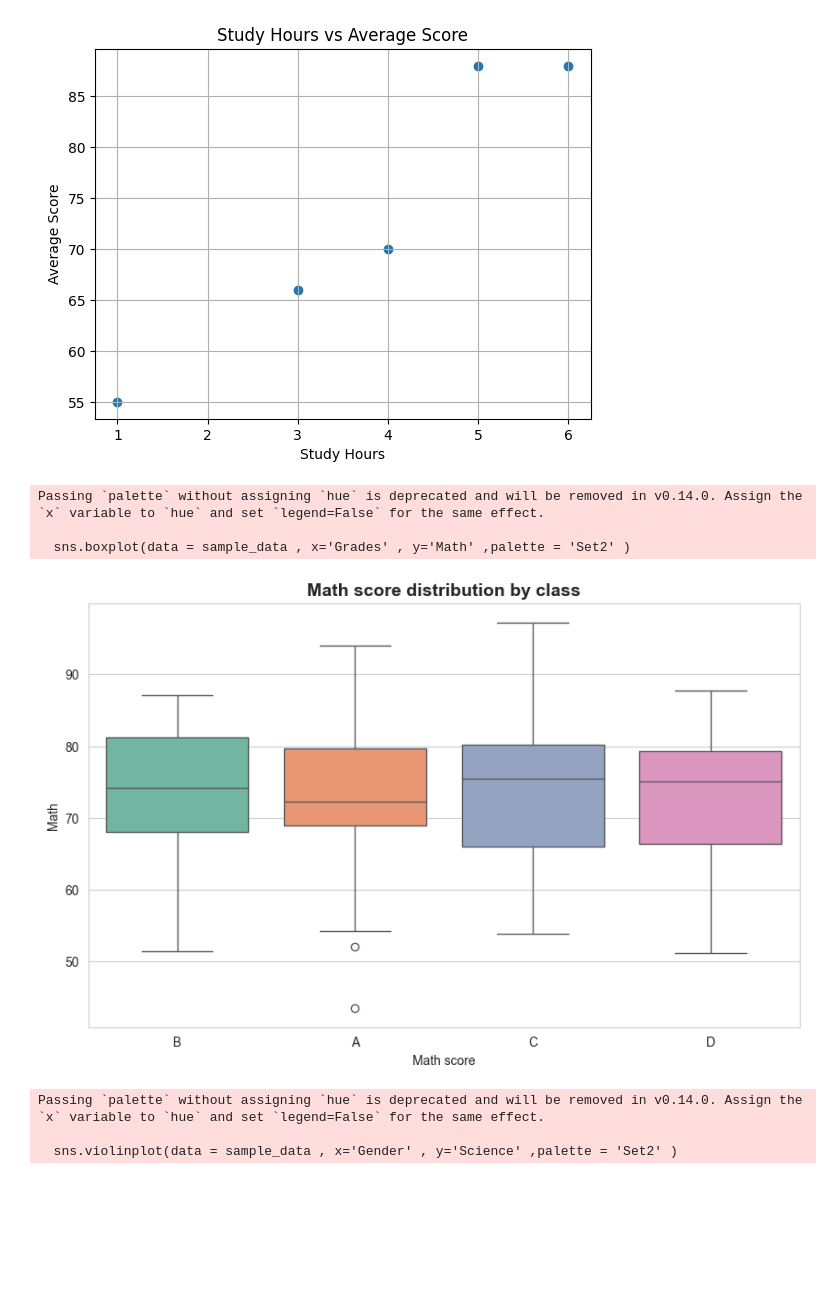
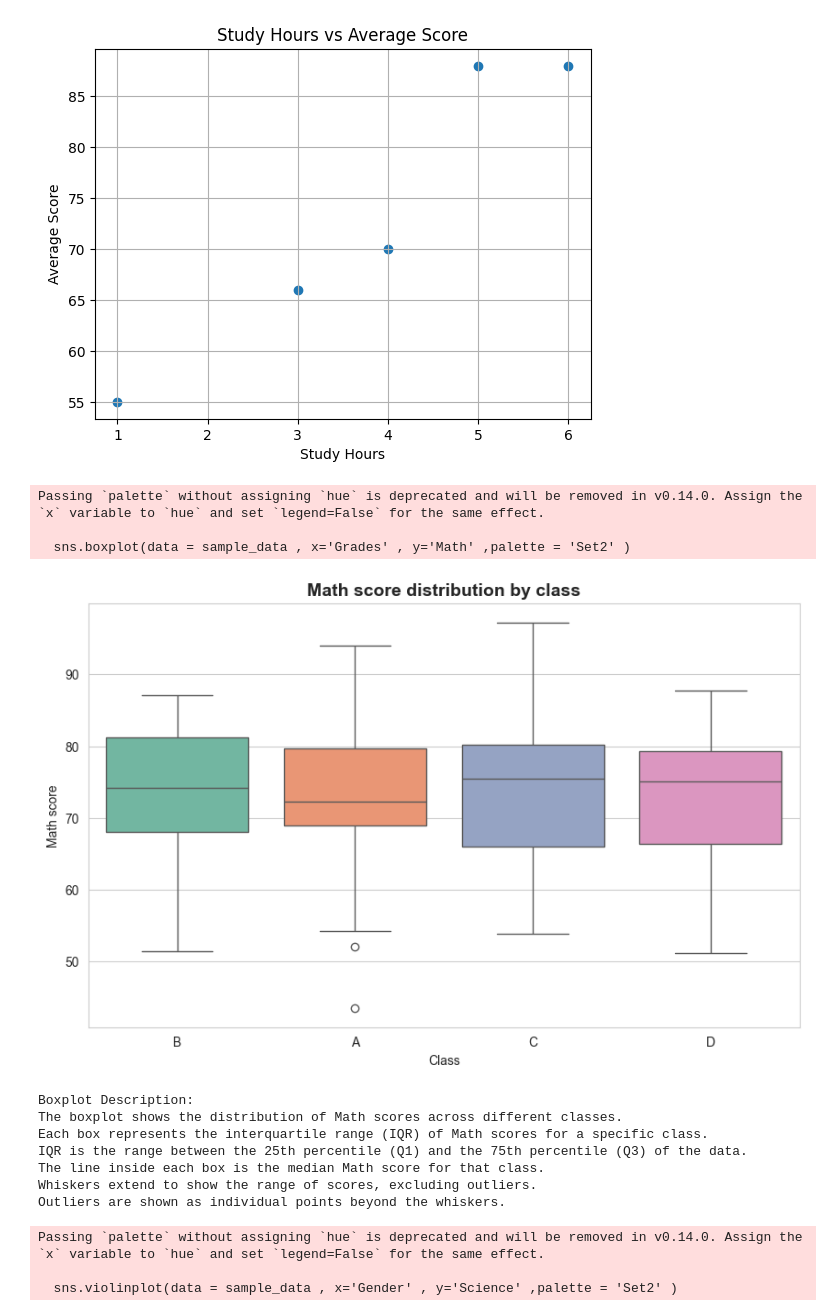
Before and after one commit to ayeshasaddiqa123/PYTHON, a Jupyter notebook: StatisticalWork/DescriptiveStatistics.ipynb, the cells around one changed output. Saved outputs shown, nothing was run; the diff lists cells and outputs as text; code cells hidden in the pictures; blank space fills up the shorter version.

```diff
--- a/StatisticalWork/DescriptiveStatistics.ipynb
+++ b/StatisticalWork/DescriptiveStatistics.ipynb
@@ -135,16 +154,32 @@ sample_data = pd.DataFrame({
 # %%
 plt.figure(figsize=(10,6))
 sns.boxplot(data = sample_data , x='Grades' , y='Math' ,palette = 'Set2' )
 
 plt.title('Math score distribution by class' ,fontsize = 14 ,fontweight = 'bold')
 plt.xlabel('Class')
-plt.xlabel('Math score')
+plt.ylabel('Math score')
 plt.show()
+
+# description of boxplot
+print("Boxplot Description:")
+print("The boxplot shows the distribution of Math scores across different classes.")
+print("Each box represents the interquartile range (IQR) of Math scores for a specific class.")
+print("IQR is the range between the 25th percentile (Q1) and the 75th percentile (Q3) of the data.")
+print("The line inside each box is the median Math score for that class.")
+print("Whiskers extend to show the range of scores, excluding outliers.")
+print("Outliers are shown as individual points beyond the whiskers.")
 # %% [output]
 Passing `palette` without assigning `hue` is deprecated and will be removed in v0.14.0. Assign the `x` variable to `hue` and set `legend=False` for the same effect.
 
   sns.boxplot(data = sample_data , x='Grades' , y='Math' ,palette = 'Set2' )
-[figure, old version]
+[figure, new version]
+Boxplot Description:
+The boxplot shows the distribution of Math scores across different classes.
+Each box represents the interquartile range (IQR) of Math scores for a specific class.
+IQR is the range between the 25th percentile (Q1) and the 75th percentile (Q3) of the data.
+The line inside each box is the median Math score for that class.
+Whiskers extend to show the range of scores, excluding outliers.
+Outliers are shown as individual points beyond the whiskers.
 # %%
 plt.figure(figsize=(10,6))
 sns.violinplot(data = sample_data , x='Gender' , y='Science' ,palette = 'Set2' )
```
Also changed, not shown: parts of 3 cells of this notebook, 2 other files.
